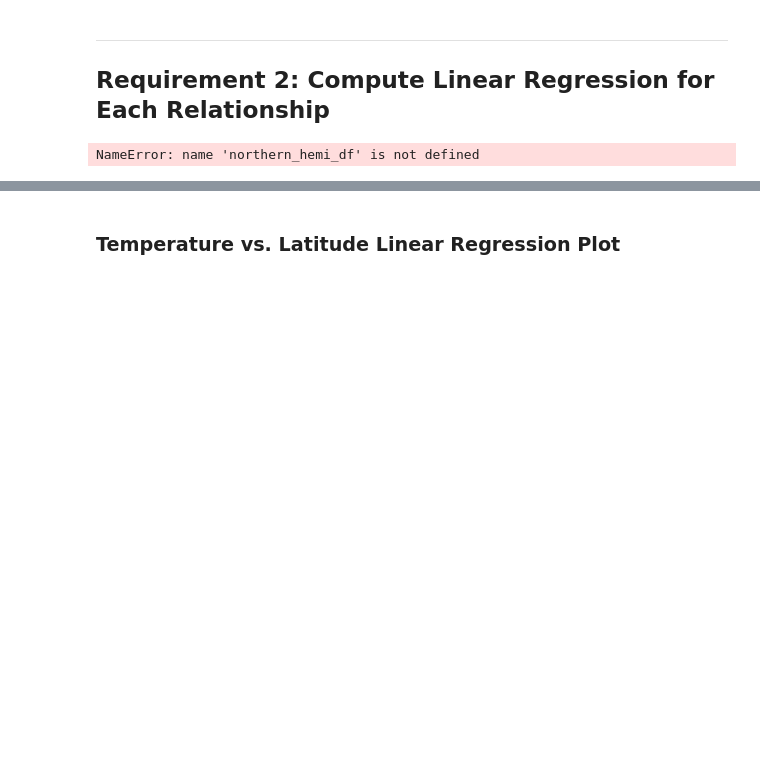
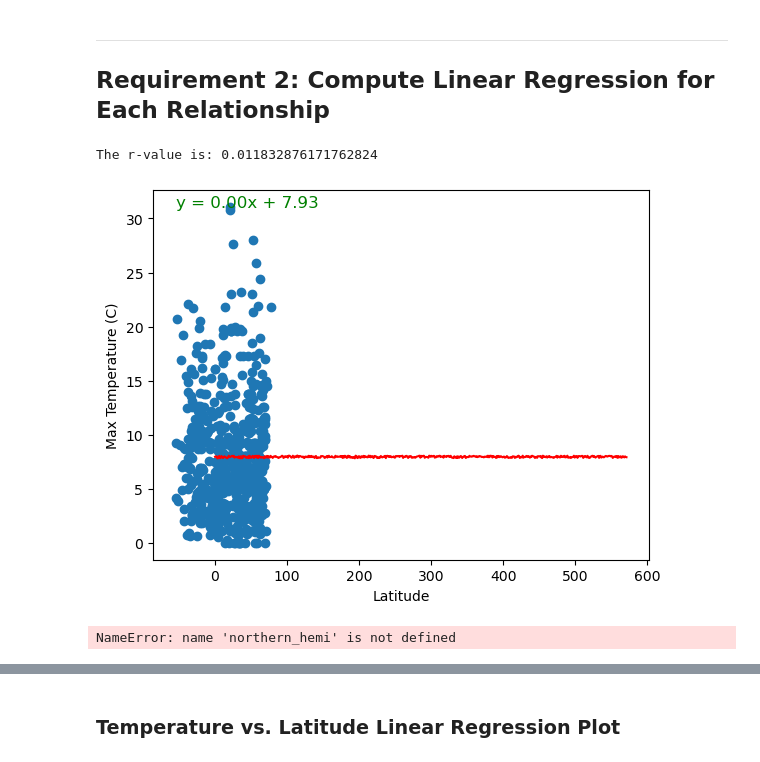
Before and after one commit to jnnfrwht14/Module6_API, a Jupyter notebook: WeatherPy.ipynb, the cells around one changed output, grey strips where cells are left out. Drawn from its saved outputs; the diff is of its cells as text; code cells hidden in the pictures; blank space fills up the shorter version.

```diff
--- a/WeatherPy.ipynb
+++ b/WeatherPy.ipynb
@@ -281,11 +279,34 @@ plt.show()
+# %%
+# Define a function to create Linear Regression plots
+def Regression_scatter(weatherdata, xCol, yCol):
+    x = weatherdata[xCol]
+    y = weatherdata[yCol]
+
+correlation = st.pearsonr(x, y)
+(slope, intercept, rvalue, pvalue, stderr) = st.linregress(x, y)
+regression = x * slope + intercept
+line_eq = f'y = {slope:.2f}x + {intercept:.2f}'
+plt.text(min(x), max(y), line_eq, color = "green", fontsize=12)
+print(f"The r-value is: {rvalue}")
+
+plt.plot(regression, color="red", label= f'regression line: y = {slope:.2f}x + {intercept:.2f}')
+plt.scatter(x, y)
+#plt.annotate(line_eq,(20,36), fontsize=8)
+plt.xlabel("Latitude", fontsize=10)
+plt.ylabel("Max Temperature (C)", fontsize=10)
+
+plt.show()
+# %% [output]
+The r-value is: 0.011832876171762824
+[figure, added]
 # %%
 # Create a DataFrame with the Northern Hemisphere data (Latitude >= 0)
-# YOUR CODE HERE
+northern_hemi_df = pd.DataFrame(northern_hemi)
 
 # Display sample data
 northern_hemi_df.head()
 # %% [output]
-NameError: name 'northern_hemi_df' is not defined
+NameError: name 'northern_hemi' is not defined
 # %%
 # Create a DataFrame with the Southern Hemisphere data (Latitude < 0)
 # YOUR CODE HERE
```
Also changed, not shown: parts of 11 cells of this notebook, 10 other files.
